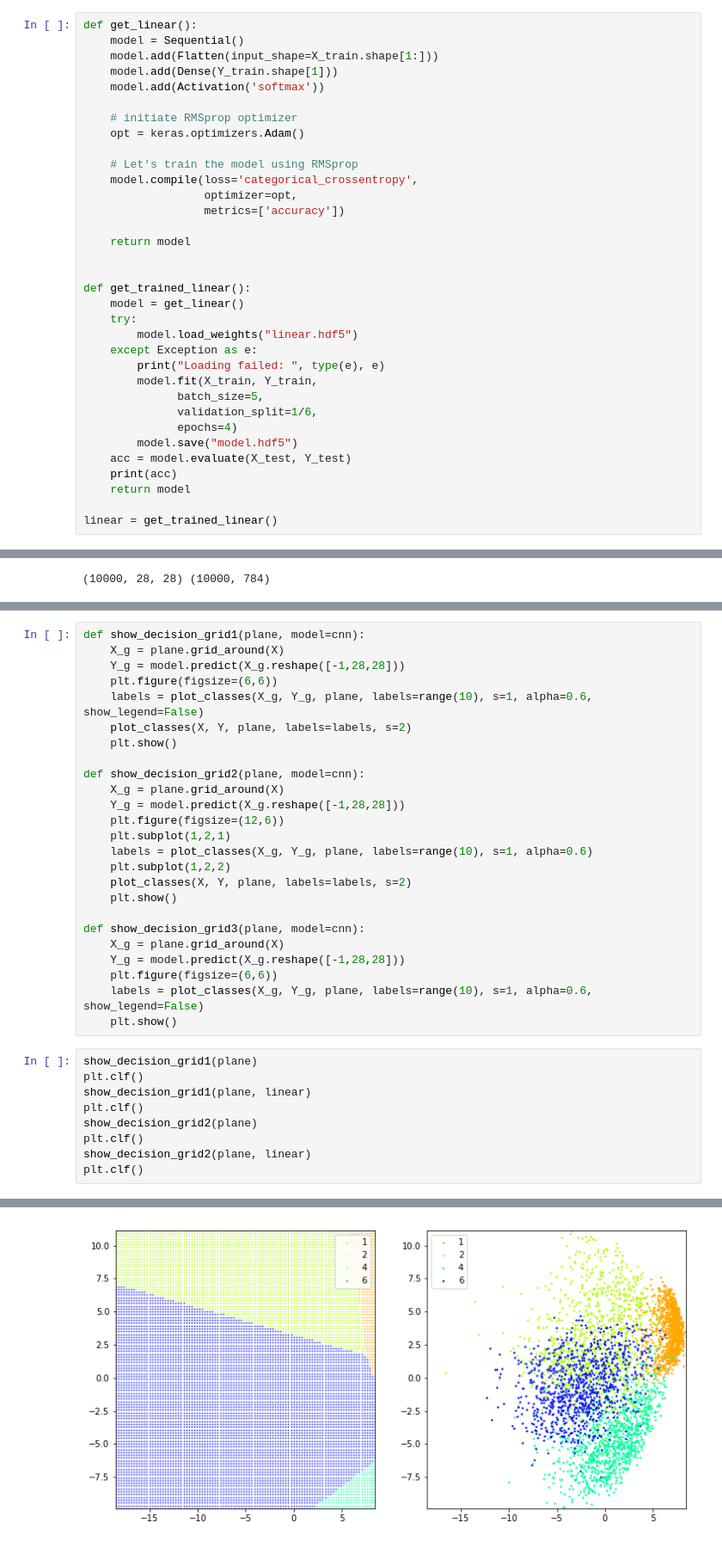
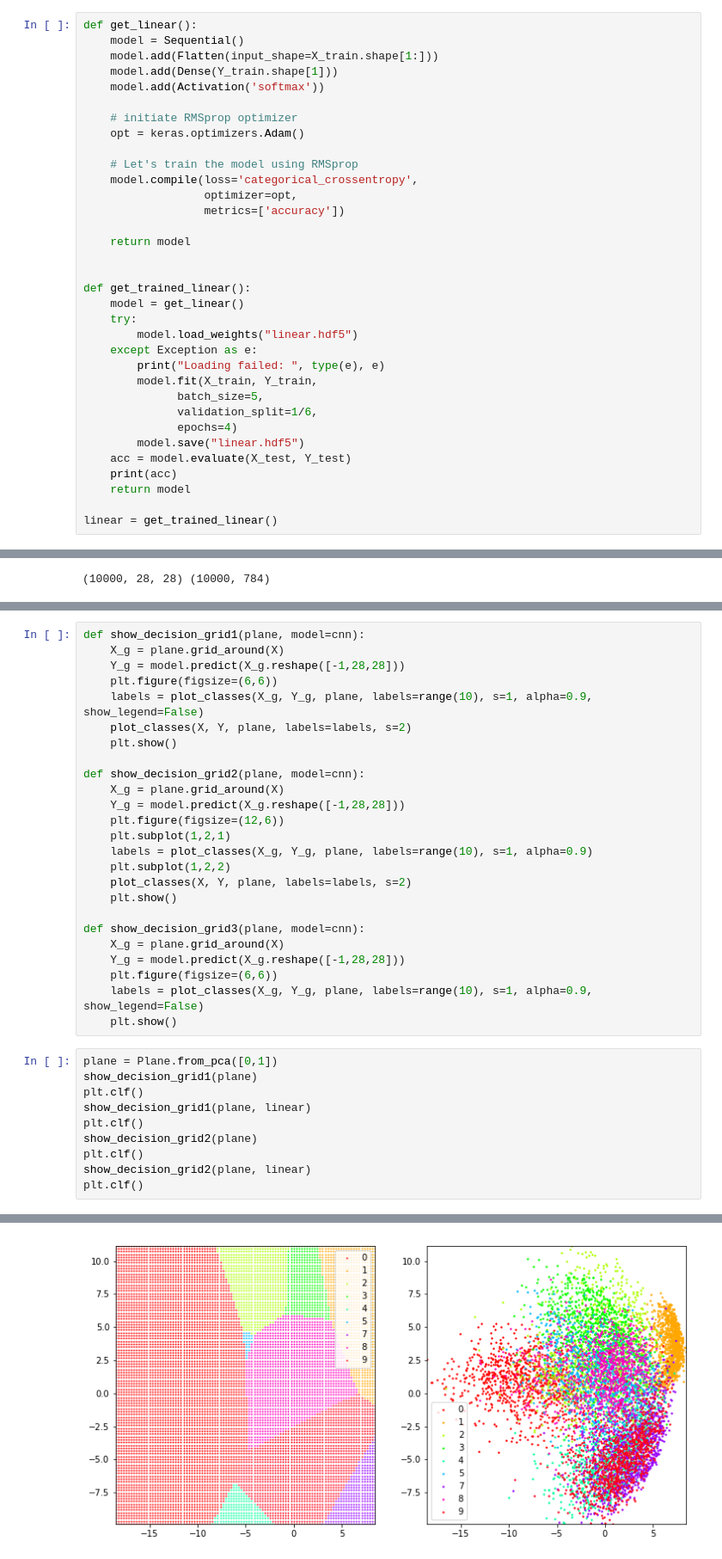
Before and after one commit to nielsrolf/hyperplane-decision-border, a Jupyter notebook: decision_pca_grid.ipynb, the cells around one changed output, grey strips where cells are left out. Shown at 86% size. Saved outputs shown, nothing was run; the diff lists cells and outputs as text.

```diff
--- a/decision_pca_grid.ipynb
+++ b/decision_pca_grid.ipynb
@@ -173,7 +168,7 @@ def get_trained_linear():
               batch_size=5,
               validation_split=1/6,
               epochs=4)
-        model.save("model.hdf5")
+        model.save("linear.hdf5")
     acc = model.evaluate(X_test, Y_test)
     print(acc)
     return model
@@ -329,7 +351,7 @@ def show_decision_grid1(plane, model=cnn):
     X_g = plane.grid_around(X)
     Y_g = model.predict(X_g.reshape([-1,28,28]))
     plt.figure(figsize=(6,6))
-    labels = plot_classes(X_g, Y_g, plane, labels=range(10), s=1, alpha=0.6, show_legend=False)
+    labels = plot_classes(X_g, Y_g, plane, labels=range(10), s=1, alpha=0.9, show_legend=False)
     plot_classes(X, Y, plane, labels=labels, s=2)
     plt.show()
 
@@ -338,7 +360,7 @@ def show_decision_grid2(plane, model=cnn):
     Y_g = model.predict(X_g.reshape([-1,28,28]))
     plt.figure(figsize=(12,6))
     plt.subplot(1,2,1)
-    labels = plot_classes(X_g, Y_g, plane, labels=range(10), s=1, alpha=0.6)
+    labels = plot_classes(X_g, Y_g, plane, labels=range(10), s=1, alpha=0.9)
     plt.subplot(1,2,2)
     plot_classes(X, Y, plane, labels=labels, s=2)
     plt.show()
@@ -347,9 +369,10 @@ def show_decision_grid3(plane, model=cnn):
     X_g = plane.grid_around(X)
     Y_g = model.predict(X_g.reshape([-1,28,28]))
     plt.figure(figsize=(6,6))
-    labels = plot_classes(X_g, Y_g, plane, labels=range(10), s=1, alpha=0.6, show_legend=False)
+    labels = plot_classes(X_g, Y_g, plane, labels=range(10), s=1, alpha=0.9, show_legend=False)
     plt.show()
 # %%
+plane = Plane.from_pca([0,1])
 show_decision_grid1(plane)
 plt.clf()
 show_decision_grid1(plane, linear)
@@ -367,3 +390,3 @@ plt.clf()
 <Figure size 432x288 with 0 Axes>
-[figure, old version]
+[figure, new version]
 <Figure size 432x288 with 0 Axes>
```
Also changed, not shown: parts of 25 cells of this notebook, 1 other file.
